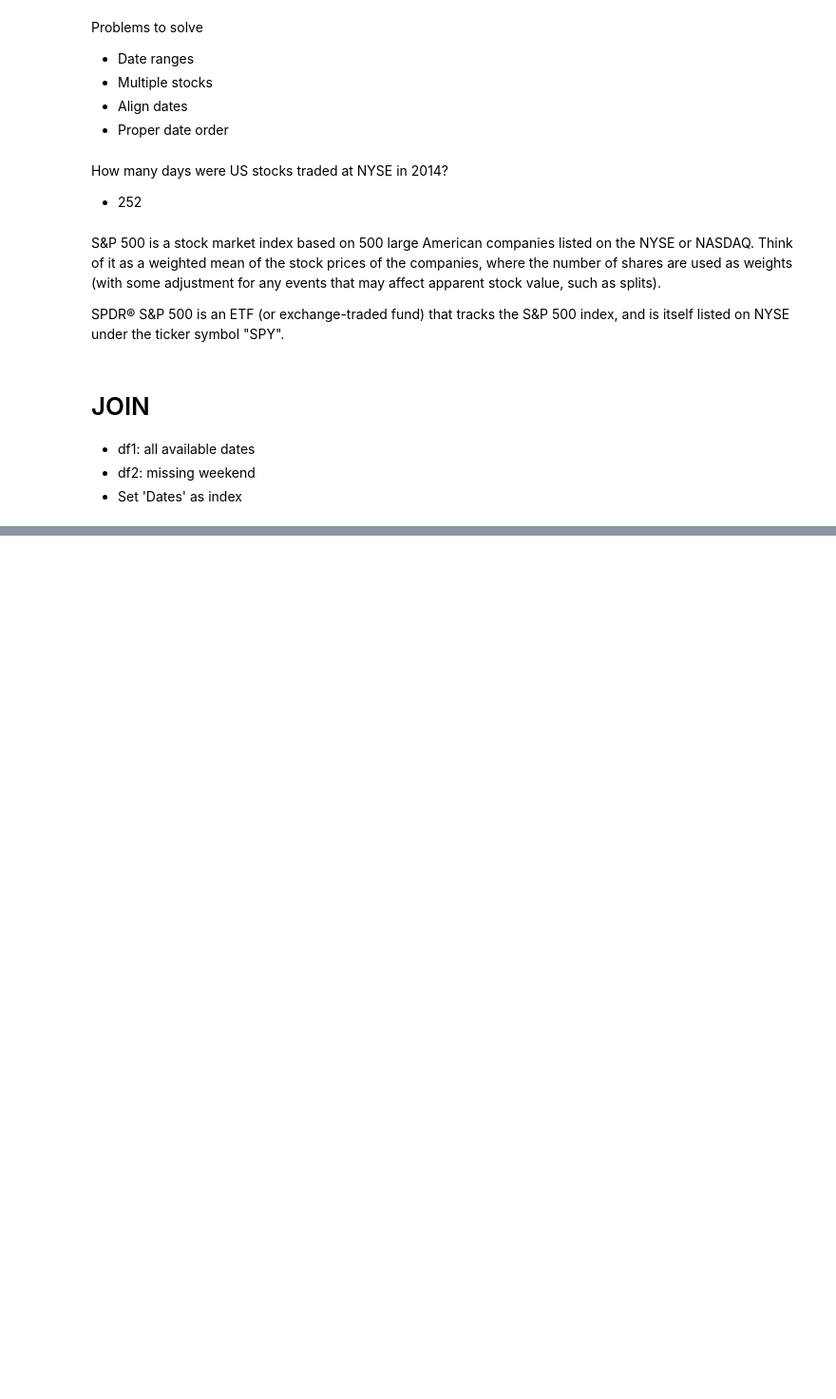
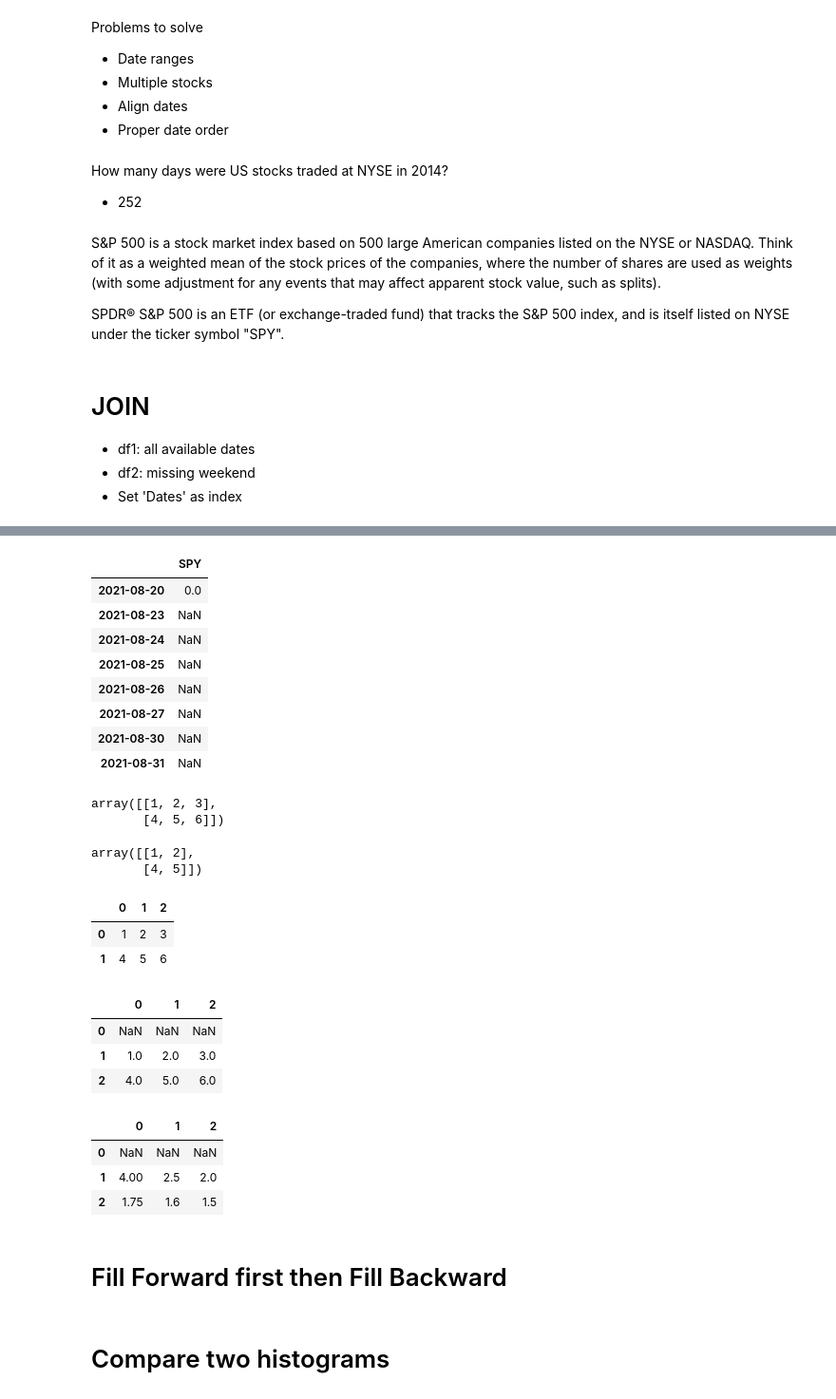
Before and after one commit to hss0727/MachineLearningForTrading, a Jupyter notebook: udacity.ipynb, the cells around one changed output, grey strips where cells are left out. Shown: that part at 95% size. Cells and saved outputs as stored; diff of their text form; code cells hidden in the pictures; blank space fills up the shorter version.

```diff
--- a/udacity.ipynb
+++ b/udacity.ipynb
@@ -59,22 +18,3 @@ SPDR® S&P 500 is an ETF (or exchange-traded fund) that tracks the S&P 500 index
 - df1: all available dates
 - df2: missing weekend
 - Set 'Dates' as index
-# %%
-df1 = pd.DataFrame(index=dates)
-
-dfSPY = pd.read_csv("data/SPY.csv", index_col="Date",
-                    parse_dates=True, usecols=['Date','Adj Close'],
-                    na_values=['nan'])
-
-dfSPY = dfSPY.rename(columns={'Adj Close':'SPY'})
-
-df1=df1.join(dfSPY, how='inner')
-
-symbols = ['GOOG', 'IBM', 'GLD']
-
-for symbol in symbols:
-  df_temp=pd.read_csv("data/{}.csv".format(symbol), index_col='Date',
-                      parse_dates=True, usecols=['Date','Adj Close'],
-                      na_values=['nan'])
-  df_temp = df_temp.rename(columns={'Adj Close':symbol})
-  df1 = df1.join(df_temp)
@@ -206,0 +220,27 @@ TypeError: ignored
+# %%
+# Read data
+dates = def_dates
+symbols = ['SPY']
+df = get_data(symbols, dates)
+
+# Compute Bollinger Bands
+# 1. Compute rolling mean
+rm_SPY = get_rolling_mean(df, window=3)
+
+# 2. Compute rolling standard deviation
+rstd_SPY = get_rolling_std(df, window=3)
+
+# 3. Compute upper and lower bands
+upper_band, lower_band = get_bollinger_bands(rm_SPY, rstd_SPY)
+# %%
+rm_SPY
+# %% [output]
+|  | SPY |
+| 2021-08-20 | 0.0 |
+| 2021-08-23 | NaN |
+| 2021-08-24 | NaN |
+| 2021-08-25 | NaN |
+| 2021-08-26 | NaN |
+| 2021-08-27 | NaN |
+| 2021-08-30 | NaN |
+| 2021-08-31 | NaN |
@@ -206,0 +249,30 @@ TypeError: ignored
+# %%
+temp
+# %% [output]
+array([[1, 2, 3],
+       [4, 5, 6]])
+# %%
+temp[:,:-1]
+# %% [output]
+array([[1, 2],
+       [4, 5]])
+# %%
+df
+# %% [output]
+|  | 0 | 1 | 2 |
+| 0 | 1 | 2 | 3 |
+| 1 | 4 | 5 | 6 |
+# %%
+df.shift(1)
+# %% [output]
+|  | 0 | 1 | 2 |
+| 0 | NaN | NaN | NaN |
+| 1 | 1.0 | 2.0 | 3.0 |
+| 2 | 4.0 | 5.0 | 6.0 |
+# %%
+df / df.shift(1)
+# %% [output]
+|  | 0 | 1 | 2 |
+| 0 | NaN | NaN | NaN |
+| 1 | 4.00 | 2.5 | 2.0 |
+| 2 | 1.75 | 1.6 | 1.5 |
@@ -206,0 +286,2 @@ TypeError: ignored
+# %% [markdown]
+# Fill Forward first then Fill Backward
@@ -206,0 +302,2 @@ TypeError: ignored
+# %% [markdown]
+# Compare two histograms
```
Also changed, not shown: parts of 30 cells of this notebook.
